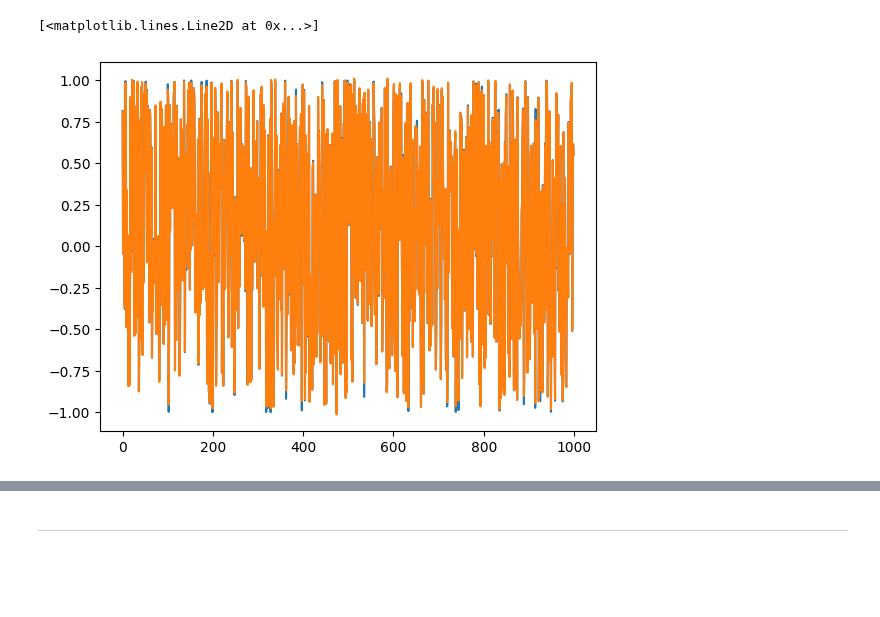
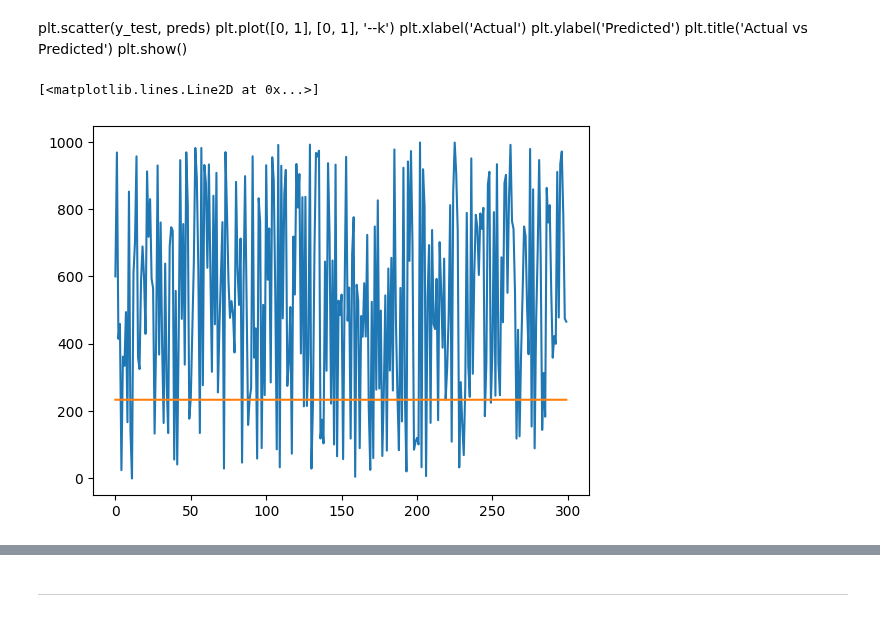
Before and after one commit to Jjineeq/Capstone_Design, a Jupyter notebook: PINN.ipynb, the cells around one changed output, grey strips where cells are left out. Cells and saved outputs as stored; diff of their text form; code cells hidden in the pictures; blank space fills up the shorter version.

```diff
--- a/PINN.ipynb
+++ b/PINN.ipynb
@@ -19,0 +35,3 @@ x_wind_speed_norm = (x_wind_speed - np.mean(x_wind_speed)) / np.std(x_wind_speed
+# %%
+x_tr = x_data[:700]
+x_ts = x_data[700:]
@@ -20,10 +61,6 @@ x_wind_speed_norm = (x_wind_speed - np.mean(x_wind_speed)) / np.std(x_wind_speed
 # %%
-import tensorflow as tf
-from tensorflow import keras
-from tensorflow.keras import layers
-
 # Define model architecture
-inputs = layers.Input(shape=(6,))
+inputs = layers.Input(shape=(8,))
 x = layers.Dense(32, activation='relu')(inputs)
 x = layers.Dense(32, activation='relu')(x)
 outputs = layers.Dense(1)(x)
@@ -69,7 +103,7 @@ def custom_loss(model, inputs, outputs):
     return loss + loss_boundary
 # %%
 # Define the input and output dimensions
-input_dim = 6
+input_dim = 8
 output_dim = 1
 
 # Create the PINN model
@@ -85,11 +119,12 @@ num_epochs = 5000
 x_train = np.random.rand(1000, 6)
 y_train = np.sin(np.sum(x_train, axis=1)).reshape(-1, 1)
 
-x_train = tf.convert_to_tensor(x_train, dtype=tf.float32)
+y_tr = y_tr.reshape(-1,1)
+x_train = tf.convert_to_tensor(x_tr, dtype=tf.float32)
 # Train the PINN model
 for epoch in range(num_epochs):
     with tf.GradientTape() as tape:
-        loss = custom_loss(model, x_train, y_train)
+        loss = custom_loss(model, x_train, y_tr)
 
     grads = tape.gradient(loss, model.trainable_variables)
     optimizer.apply_gradients(zip(grads, model.trainable_variables))
@@ -101,7 +136,7 @@ for epoch in range(num_epochs):
 x_test = np.random.rand(1000, 6)
 y_test = np.sin(np.sum(x_test, axis=1)).reshape(-1, 1)
 
-predictions = model(x_test)
-mse = tf.reduce_mean(tf.square(predictions - y_test))
+predictions = model(x_ts)
+mse = tf.reduce_mean(tf.square(predictions - y_ts))
 print(f"Mean Squared Error: {mse.numpy():.4f}")
 # %% [output]
@@ -119,9 +154,9 @@ Mean Squared Error: 0.0001
 # %%
 # Predict on test set
-preds = model.predict(x_test)
+preds = model.predict(x_ts)
 
 # Calculate mean squared error
-mse = np.mean((preds - y_test)**2)
+mse = np.mean((preds - y_ts)**2)
 
 print('Mean Squared Error:', mse)
 # %% [output]
@@ -146,8 +165,15 @@ plt.show()
+# %% [markdown]
+plt.scatter(y_test, preds)
+plt.plot([0, 1], [0, 1], '--k')
+plt.xlabel('Actual')
+plt.ylabel('Predicted')
+plt.title('Actual vs Predicted')
+plt.show()
 # %%
-plt.plot(y_test)
+plt.plot(y_ts)
 plt.plot(preds)
 # %% [output]
 [<matplotlib.lines.Line2D at 0x...>]
-[figure, old version]
+[figure, new version]
 # %%
 # %% [output]
```
Also changed, not shown: parts of 16 cells of this notebook.
